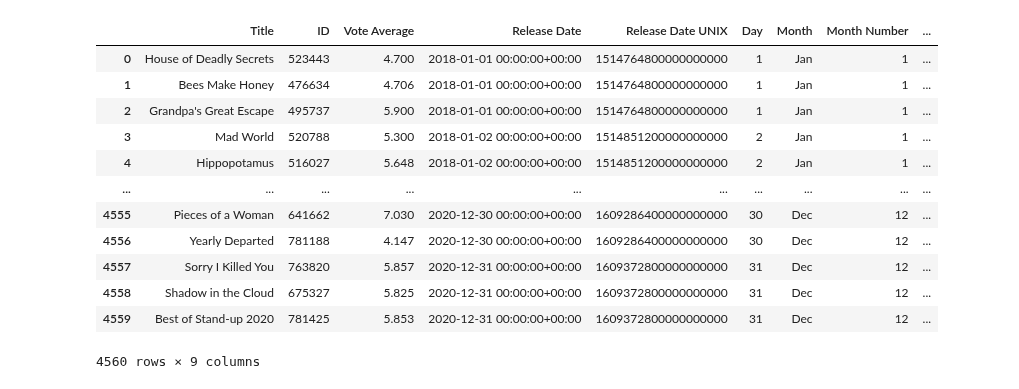
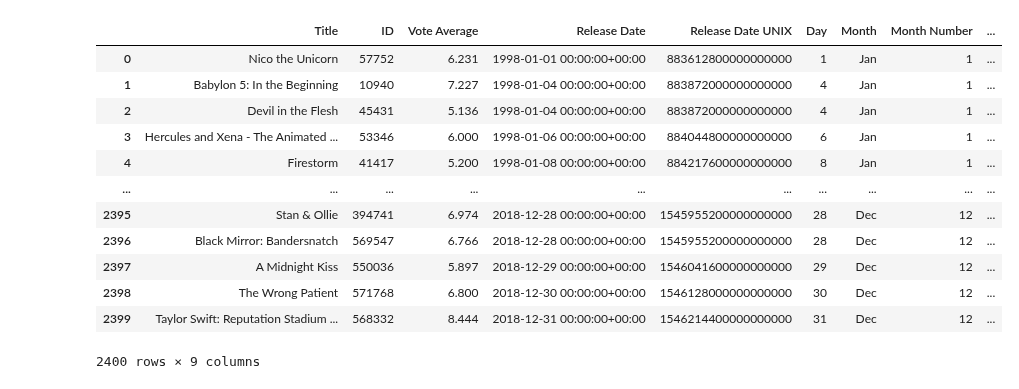
Before and after one commit to jamieah80/group-project-one, a Jupyter notebook: main_multi_year.ipynb, the cells around one changed output. Cells and saved outputs as stored; diff of their text form; code cells hidden in the pictures.

```diff
--- a/main_multi_year.ipynb
+++ b/main_multi_year.ipynb
@@ -29,10 +23,9 @@ all_nominees = oscar_data[["Year", "Best Picture", "Nominee 1", "Nominee 2", "No
 base_url = "https://api.themoviedb.org/3/"
 responseid = {'Title' : [],'ID' : [], 'Vote Average' : [], 'Release Date' : []}
 
-#Enter year
+years = ["1998", "2008", "2018"]
 
-years = ["2018", "2019", "2020"]
-
+# "for loop" to loop through multiple years
 for year in years:
     startdate = f"{year}-01-01"
     enddate = f"{year}-12-31"
@@ -40,49 +33,49 @@ for year in years:
     all_movies_response = requests.get(f'{base_url}/discover/movie?include_adult=false&include_video=false&primary_release_date.gte={startdate}&primary_release_date.lte={enddate}&with_original_language=en&sort_by=vote_count.desc&api_key={api_key}').json()
     total_pages = json.dumps(all_movies_response["total_pages"], indent=4, sort_keys=True)
 
-    #Request from API for each month
+    # Request from API for each month
     for i in range(1,int(total_pages)//10):
 
-    #EDIT DATES FOR DIFFERENT YEARS
+        # Request API for different pages
         all_movies_response = requests.get(f'{base_url}/discover/movie?include_adult=false&include_video=false&primary_release_date.gte={startdate}&primary_release_date.lte={enddate}&with_original_language=en&sort_by=vote_count.desc&api_key={api_key}&page={i}').json()
 
-        #puts all results into a dictionary
+        # Compiles results into a dictionary
         for j in range(len(all_movies_response["results"])):
             responseid['Title'].append(all_movies_response["results"][j]["title"])
             responseid['ID'].append(all_movies_response["results"][j]["id"])
             responseid['Vote Average'].append(all_movies_response["results"][j]["vote_average"])
             responseid['Release Date'].append(all_movies_response["results"][j]["release_date"])
 # %%
-#dictionary to dataframe, sorted and prepped for use
+# Converts dictionary into dataframe
+moviedata = pd.DataFrame(responseid)
 
-input_format = '%Y-%m-%d'
-moviedata = pd.DataFrame(responseid)
-# input string
+# Input string
 moviedata['Release Date'] = pd.to_datetime(moviedata['Release Date'], utc=True)
 
+# As Release Dates are text, they are first converted to UNIX
 moviedata['Release Date UNIX'] = moviedata['Release Date'].astype(np.int64)
+moviedata = moviedata.sort_values("Release Date")
 
-moviedata = moviedata.sort_values("Release Date")
-#moviedata['Release Date UNIX'] = (moviedata['Release Date'] - datetime(1970,1,1)).total_seconds()
+# Release Date is split into Day, Month and Year Columns
 moviedata['Day'] = moviedata['Release Date'].dt.day
 moviedata['Month'] = moviedata['Release Date'].dt.strftime('%b')
 moviedata['Month Number'] = moviedata['Release Date'].dt.month
 moviedata['Year'] = moviedata['Release Date'].dt.year
 moviedata = moviedata.reset_index(drop=True)
 
 moviedata
 # %% [output]
 |  | Title | ID | Vote Average | Release Date | Release Date UNIX | Day | Month | Month Number | ... |
-| 0 | House of Deadly Secrets | 523443 | 4.700 | 2018-01-01 00:00:00+00:00 | 1514764800000000000 | 1 | Jan | 1 | ... |
-| 1 | Bees Make Honey | 476634 | 4.706 | 2018-01-01 00:00:00+00:00 | 1514764800000000000 | 1 | Jan | 1 | ... |
-| 2 | Grandpa's Great Escape | 495737 | 5.900 | 2018-01-01 00:00:00+00:00 | 1514764800000000000 | 1 | Jan | 1 | ... |
-| 3 | Mad World | 520788 | 5.300 | 2018-01-02 00:00:00+00:00 | 1514851200000000000 | 2 | Jan | 1 | ... |
-| 4 | Hippopotamus | 516027 | 5.648 | 2018-01-02 00:00:00+00:00 | 1514851200000000000 | 2 | Jan | 1 | ... |
+| 0 | Nico the Unicorn | 57752 | 6.231 | 1998-01-01 00:00:00+00:00 | 883612800000000000 | 1 | Jan | 1 | ... |
+| 1 | Babylon 5: In the Beginning | 10940 | 7.227 | 1998-01-04 00:00:00+00:00 | 883872000000000000 | 4 | Jan | 1 | ... |
+| 2 | Devil in the Flesh | 45431 | 5.136 | 1998-01-04 00:00:00+00:00 | 883872000000000000 | 4 | Jan | 1 | ... |
+| 3 | Hercules and Xena - The Animated ... | 53346 | 6.000 | 1998-01-06 00:00:00+00:00 | 884044800000000000 | 6 | Jan | 1 | ... |
+| 4 | Firestorm | 41417 | 5.200 | 1998-01-08 00:00:00+00:00 | 884217600000000000 | 8 | Jan | 1 | ... |
 | ... | ... | ... | ... | ... | ... | ... | ... | ... | ... |
-| 4555 | Pieces of a Woman | 641662 | 7.030 | 2020-12-30 00:00:00+00:00 | 1609286400000000000 | 30 | Dec | 12 | ... |
-| 4556 | Yearly Departed | 781188 | 4.147 | 2020-12-30 00:00:00+00:00 | 1609286400000000000 | 30 | Dec | 12 | ... |
-| 4557 | Sorry I Killed You | 763820 | 5.857 | 2020-12-31 00:00:00+00:00 | 1609372800000000000 | 31 | Dec | 12 | ... |
-| 4558 | Shadow in the Cloud | 675327 | 5.825 | 2020-12-31 00:00:00+00:00 | 1609372800000000000 | 31 | Dec | 12 | ... |
-| 4559 | Best of Stand-up 2020 | 781425 | 5.853 | 2020-12-31 00:00:00+00:00 | 1609372800000000000 | 31 | Dec | 12 | ... |
+| 2395 | Stan & Ollie | 394741 | 6.974 | 2018-12-28 00:00:00+00:00 | 1545955200000000000 | 28 | Dec | 12 | ... |
+| 2396 | Black Mirror: Bandersnatch | 569547 | 6.766 | 2018-12-28 00:00:00+00:00 | 1545955200000000000 | 28 | Dec | 12 | ... |
+| 2397 | A Midnight Kiss | 550036 | 5.897 | 2018-12-29 00:00:00+00:00 | 1546041600000000000 | 29 | Dec | 12 | ... |
+| 2398 | The Wrong Patient | 571768 | 6.800 | 2018-12-30 00:00:00+00:00 | 1546128000000000000 | 30 | Dec | 12 | ... |
+| 2399 | Taylor Swift: Reputation Stadium ... | 568332 | 8.444 | 2018-12-31 00:00:00+00:00 | 1546214400000000000 | 31 | Dec | 12 | ... |
-4560 rows × 9 columns
+2400 rows × 9 columns
 # %%
```
Also changed, not shown: parts of 10 cells of this notebook.
